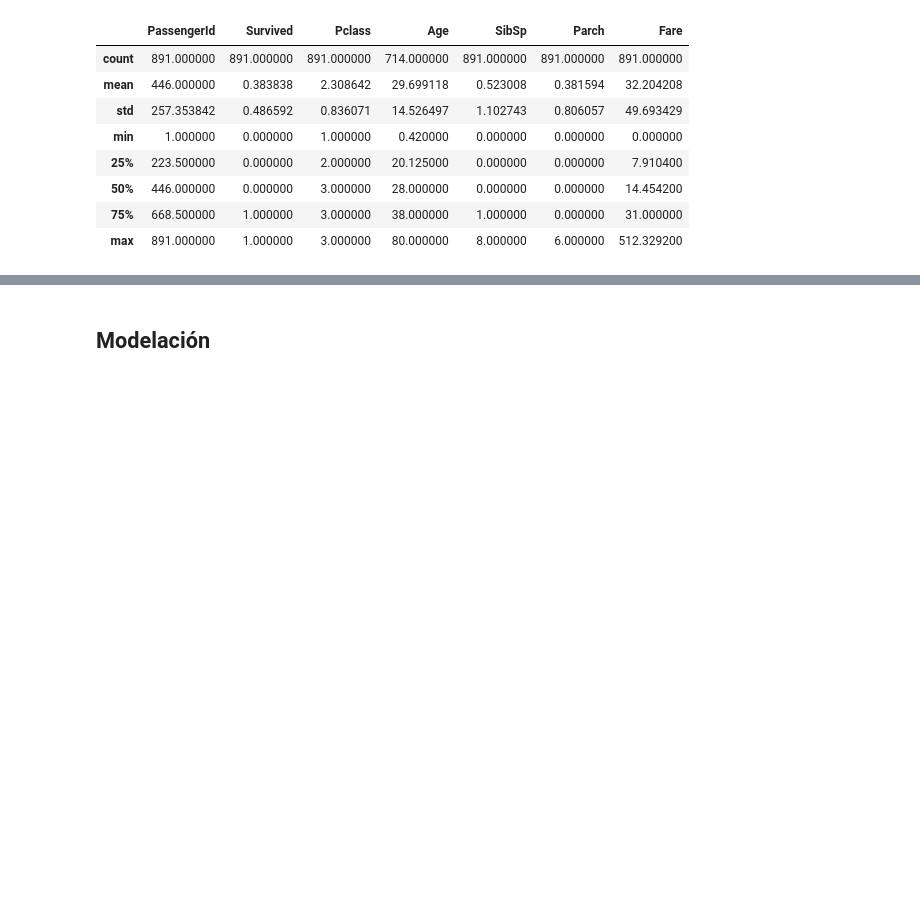
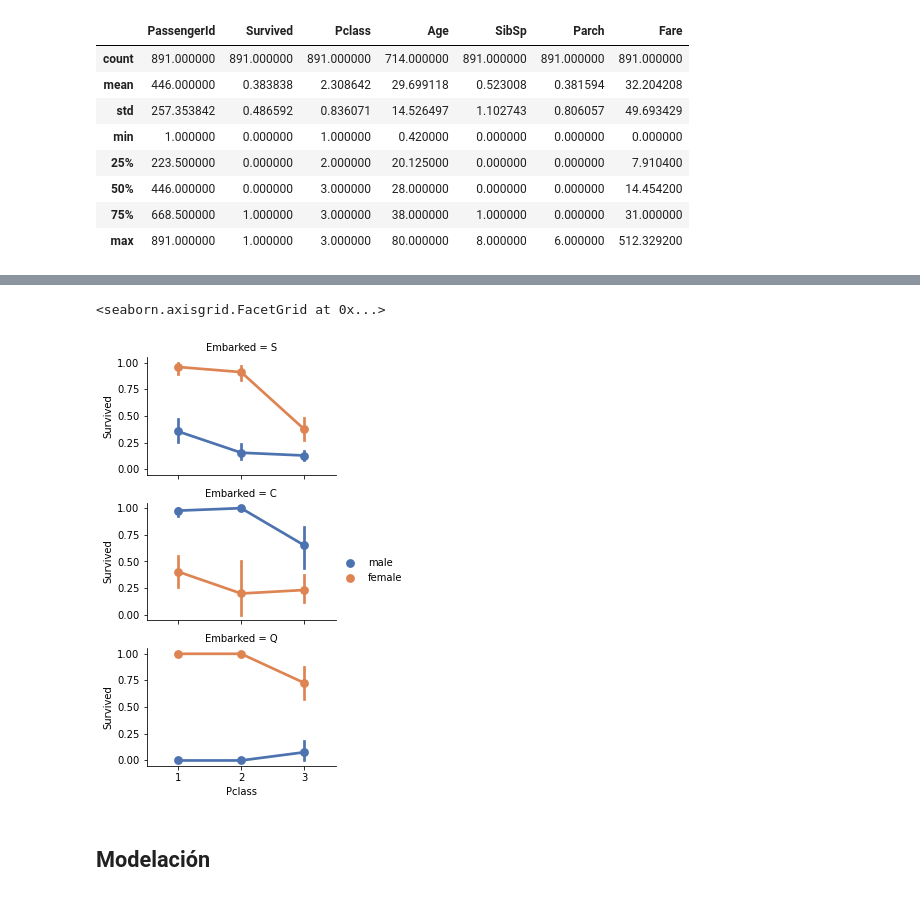
Before and after one commit to luisSantamariaCOL/MachineLearning-Journey, a Jupyter notebook: Machine Learning Projects/Kaggle Competition - Titanic Survival/Titanic Survival Notebook.ipynb, the cells around one changed output, grey strips where cells are left out. Saved outputs shown, nothing was run; the diff lists cells and outputs as text; code cells hidden in the pictures; blank space fills up the shorter version.

```diff
--- a/Machine Learning Projects/Kaggle Competition - Titanic Survival/Titanic Survival Notebook.ipynb
+++ b/Machine Learning Projects/Kaggle Competition - Titanic Survival/Titanic Survival Notebook.ipynb
@@ -172,3 +235,10 @@ Variables que requieren corrección:
+# %%
+grid = sns.FacetGrid(train_df, row='Embarked', height=2.2, aspect=1.6)
+grid.map(sns.pointplot, 'Pclass', 'Survived', 'Sex', order=None, hue_order=None, palette='deep')
+grid.add_legend()
+# %% [output]
+<seaborn.axisgrid.FacetGrid at 0x...>
+[figure, added]
 # %% [markdown]
 ## Modelación
 # %%
```
Also changed, not shown: parts of 26 cells of this notebook.
